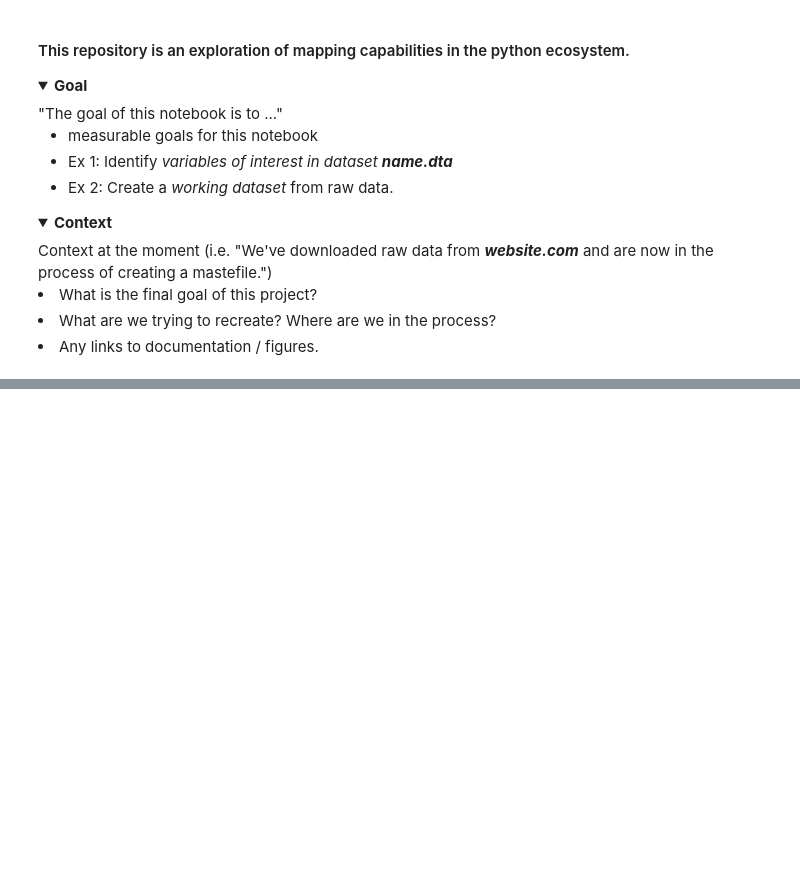
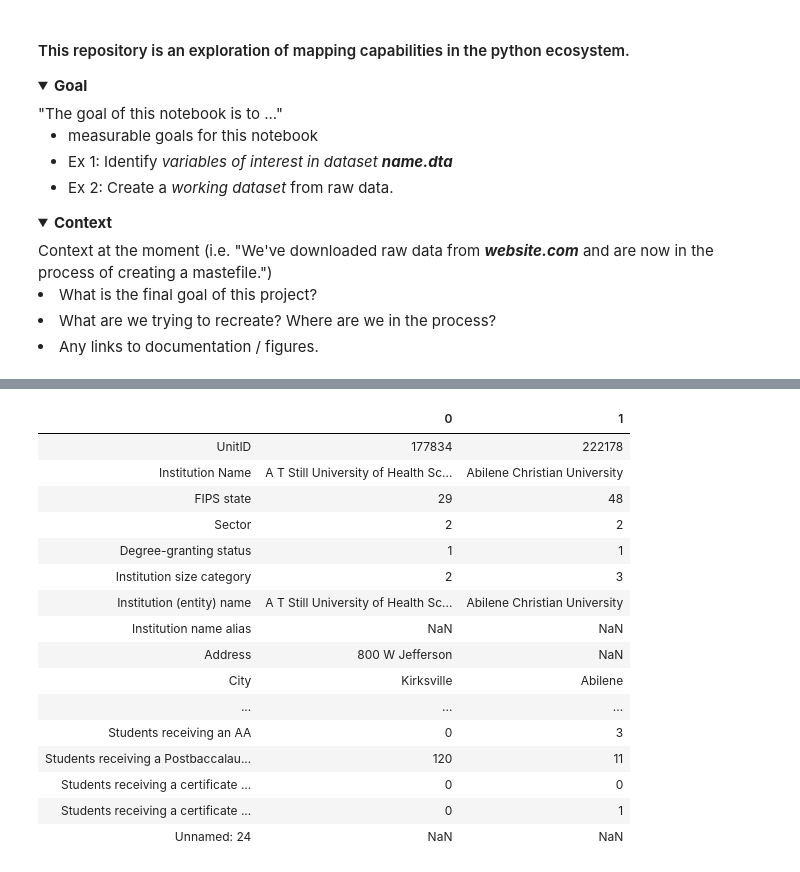
Before and after one commit to chekos/Making-Maps-With-Python-NACIS-2019, a Jupyter notebook: notebooks/00_DataPrep.ipynb, the cells around one changed output, grey strips where cells are left out. Saved outputs shown, nothing was run; the diff lists cells and outputs as text; code cells hidden in the pictures; folded sections open; blank space fills up the shorter version.

```diff
--- a/notebooks/00_DataPrep.ipynb
+++ b/notebooks/00_DataPrep.ipynb
@@ -39,0 +59,2 @@ data = pd.read_
+# %%
+cols_names = [col.replace(' (HD2017)', '').replace(' (DRVC2017)', '').replace(' (DRVEF2017)', '') for col in col_names ]
@@ -39,0 +81,12 @@ data = pd.read_
+# %%
+cols_clean = [
+    col.replace("Doctor's degree","PhD")
+    .replace("Master's degree","MA")
+    .replace("Bachelor's degree","BA")
+    .replace("Associate's degree","AA")
+    .replace(" location of institution","")
+    .replace("Number of students", "Students")
+ for col in cols_names
+]
+# %%
+data.columns = cols_clean
@@ -39,0 +103,10 @@ data = pd.read_
+# %%
+cols_to_replace = {
+    'Street address or post office box': 'Address',
+    'FIPS state code': 'FIPS state',
+    'Fips County code': 'FIPS county',
+    'Sector of institution': 'Sector'
+}
+
+data = data.rename(columns = cols_to_replace)
+data.head()
@@ -39,0 +121,20 @@ data = pd.read_
+# %%
+data.head(2).T
+# %% [output]
+|  | 0 | 1 |
+| UnitID | 177834 | 222178 |
+| Institution Name | A T Still University of Health Sc... | Abilene Christian University |
+| FIPS state | 29 | 48 |
+| Sector | 2 | 2 |
+| Degree-granting status | 1 | 1 |
+| Institution size category | 2 | 3 |
+| Institution (entity) name | A T Still University of Health Sc... | Abilene Christian University |
+| Institution name alias | NaN | NaN |
+| Address | 800 W Jefferson | NaN |
+| City | Kirksville | Abilene |
+| ... | ... | ... |
+| Students receiving an AA | 0 | 3 |
+| Students receiving a Postbaccalau... | 120 | 11 |
+| Students receiving a certificate ... | 0 | 0 |
+| Students receiving a certificate ... | 0 | 1 |
+| Unnamed: 24 | NaN | NaN |
```
Also changed, not shown: parts of 20 cells of this notebook, 3 other files.
